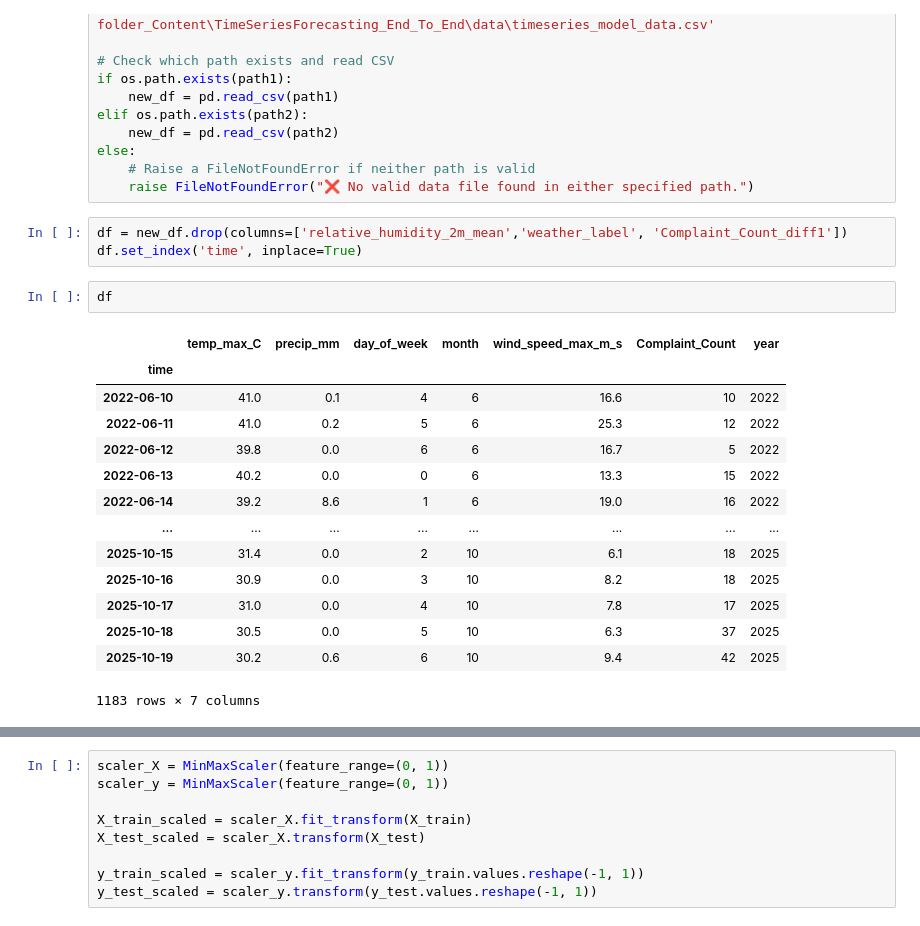
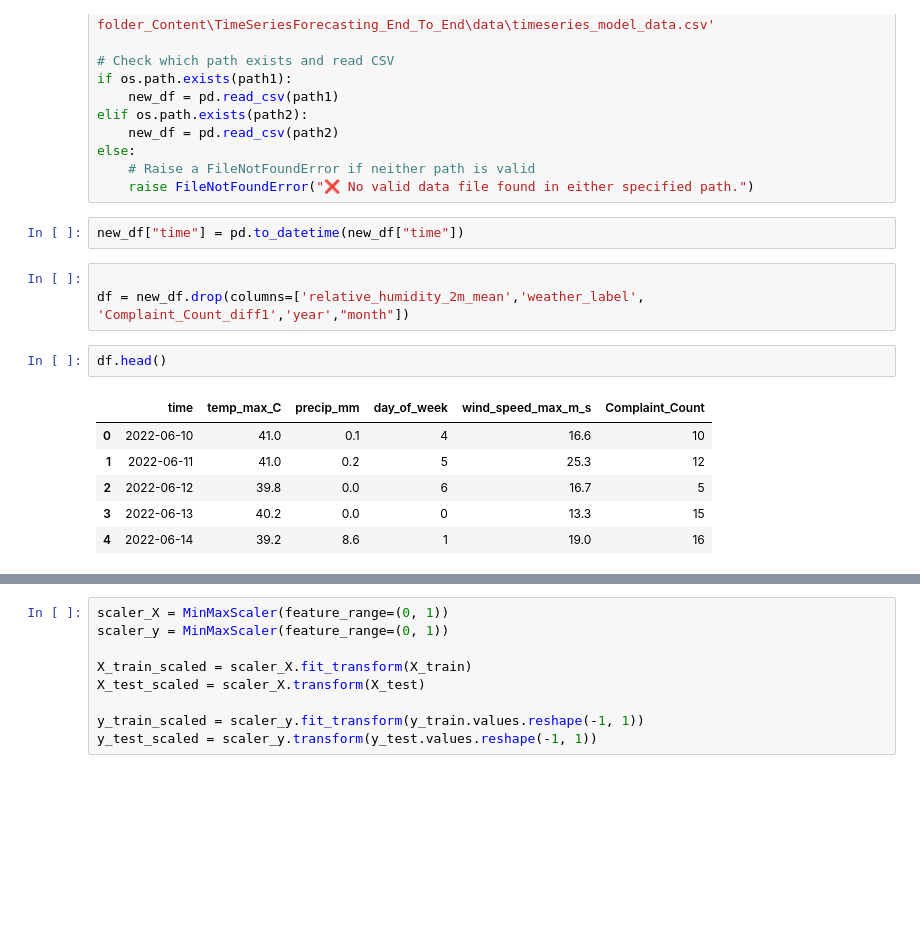
Before and after one commit to susantkumarsahoo/TimeSeriesForecasting_End_To_End, a Jupyter notebook: notebooks/12_noteLSTM.ipynb, the cells around one changed output, grey strips where cells are left out. Drawn from its saved outputs; the diff is of its cells as text; blank space fills up the shorter version.

```diff
--- a/notebooks/12_noteLSTM.ipynb
+++ b/notebooks/12_noteLSTM.ipynb
@@ -57,23 +58,17 @@ elif os.path.exists(path2):
 else:
     # Raise a FileNotFoundError if neither path is valid
     raise FileNotFoundError("❌ No valid data file found in either specified path.")
+# %%
+new_df["time"] = pd.to_datetime(new_df["time"])
 # %%
-df = new_df.drop(columns=['relative_humidity_2m_mean','weather_label', 'Complaint_Count_diff1'])
-df.set_index('time', inplace=True)
+
+df = new_df.drop(columns=['relative_humidity_2m_mean','weather_label', 'Complaint_Count_diff1','year',"month"])
 # %%
-df
+df.head()
 # %% [output]
-|  | temp_max_C | precip_mm | day_of_week | month | wind_speed_max_m_s | Complaint_Count | year |
-| time |  |  |  |  |  |  |  |
-| 2022-06-10 | 41.0 | 0.1 | 4 | 6 | 16.6 | 10 | 2022 |
-| 2022-06-11 | 41.0 | 0.2 | 5 | 6 | 25.3 | 12 | 2022 |
-| 2022-06-12 | 39.8 | 0.0 | 6 | 6 | 16.7 | 5 | 2022 |
-| 2022-06-13 | 40.2 | 0.0 | 0 | 6 | 13.3 | 15 | 2022 |
-| 2022-06-14 | 39.2 | 8.6 | 1 | 6 | 19.0 | 16 | 2022 |
-| ... | ... | ... | ... | ... | ... | ... | ... |
-| 2025-10-15 | 31.4 | 0.0 | 2 | 10 | 6.1 | 18 | 2025 |
-| 2025-10-16 | 30.9 | 0.0 | 3 | 10 | 8.2 | 18 | 2025 |
-| 2025-10-17 | 31.0 | 0.0 | 4 | 10 | 7.8 | 17 | 2025 |
-| 2025-10-18 | 30.5 | 0.0 | 5 | 10 | 6.3 | 37 | 2025 |
-| 2025-10-19 | 30.2 | 0.6 | 6 | 10 | 9.4 | 42 | 2025 |
+|  | time | temp_max_C | precip_mm | day_of_week | wind_speed_max_m_s | Complaint_Count |
+| 0 | 2022-06-10 | 41.0 | 0.1 | 4 | 16.6 | 10 |
+| 1 | 2022-06-11 | 41.0 | 0.2 | 5 | 25.3 | 12 |
+| 2 | 2022-06-12 | 39.8 | 0.0 | 6 | 16.7 | 5 |
+| 3 | 2022-06-13 | 40.2 | 0.0 | 0 | 13.3 | 15 |
+| 4 | 2022-06-14 | 39.2 | 8.6 | 1 | 19.0 | 16 |
-1183 rows × 7 columns
```
Also changed, not shown: parts of 26 cells of this notebook, 2 other files.
